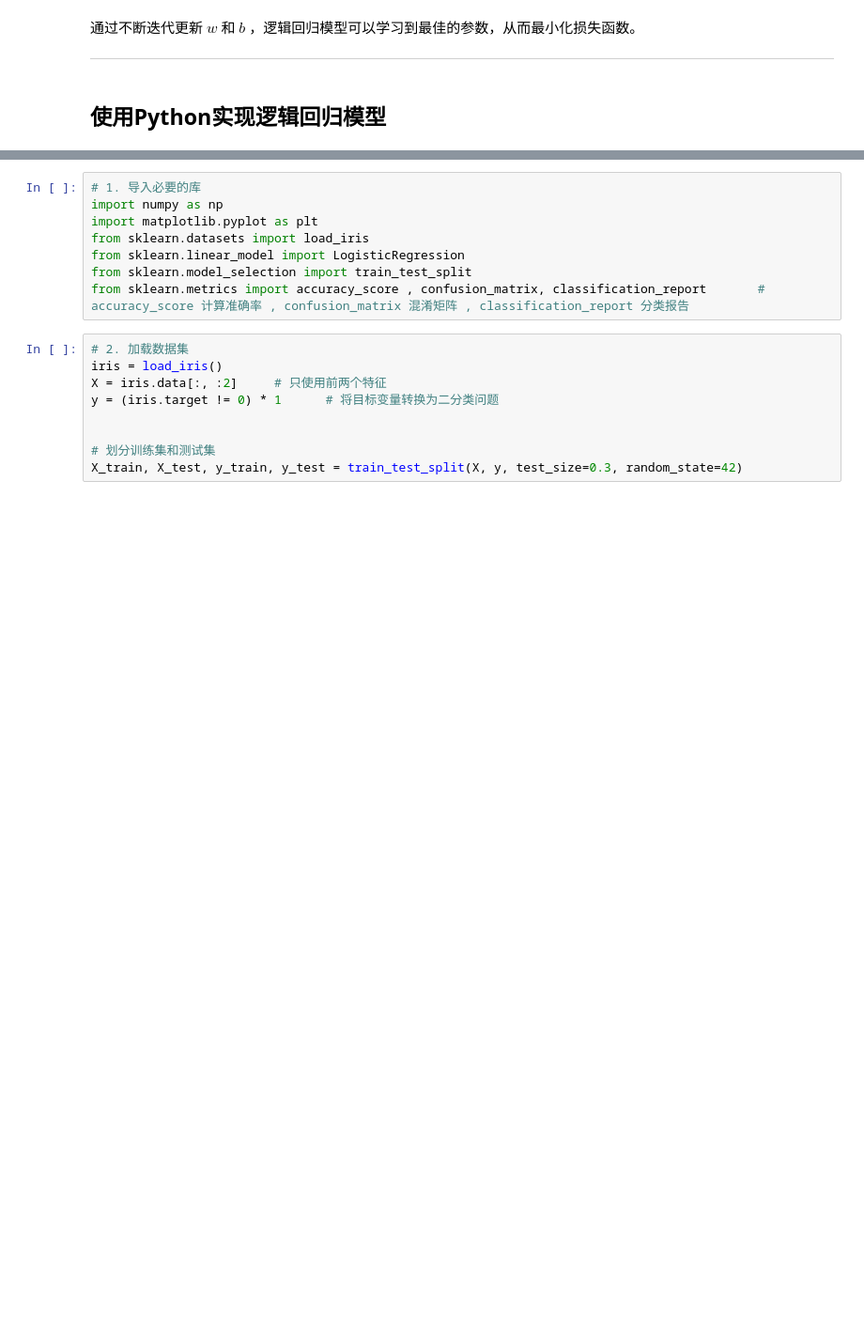
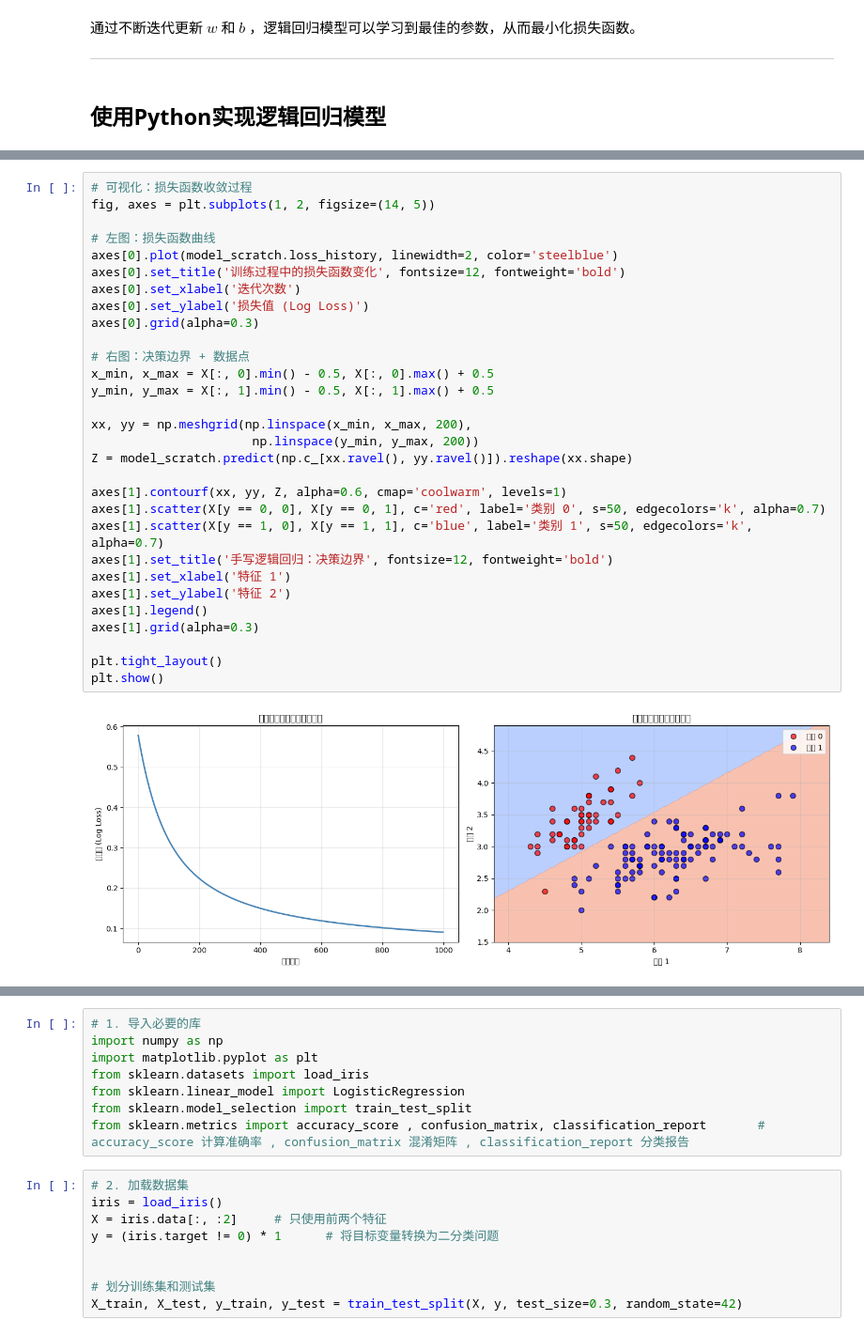
Before and after one commit to jinpeng900/AI-Learning, a Jupyter notebook: 3.机器学习/3.2 监督学习/4.逻辑回归.ipynb, the cells around one changed output, grey strips where cells are left out. Shown at 94% size. Cells and saved outputs as stored; diff of their text form; blank space fills up the shorter version.

```diff
--- a/3.机器学习/3.2 监督学习/4.逻辑回归.ipynb
+++ b/3.机器学习/3.2 监督学习/4.逻辑回归.ipynb
@@ -58,0 +237,32 @@ $$\frac{\partial J(w,b)}{\partial b} = \frac{1}{m}\sum_{i=1}^{m}(h_\theta(x^{(i)
+# %%
+# 可视化：损失函数收敛过程
+fig, axes = plt.subplots(1, 2, figsize=(14, 5))
+
+# 左图：损失函数曲线
+axes[0].plot(model_scratch.loss_history, linewidth=2, color='steelblue')
+axes[0].set_title('训练过程中的损失函数变化', fontsize=12, fontweight='bold')
+axes[0].set_xlabel('迭代次数')
+axes[0].set_ylabel('损失值 (Log Loss)')
+axes[0].grid(alpha=0.3)
+
+# 右图：决策边界 + 数据点
+x_min, x_max = X[:, 0].min() - 0.5, X[:, 0].max() + 0.5
+y_min, y_max = X[:, 1].min() - 0.5, X[:, 1].max() + 0.5
+
+xx, yy = np.meshgrid(np.linspace(x_min, x_max, 200),
+                      np.linspace(y_min, y_max, 200))
+Z = model_scratch.predict(np.c_[xx.ravel(), yy.ravel()]).reshape(xx.shape)
+
+axes[1].contourf(xx, yy, Z, alpha=0.6, cmap='coolwarm', levels=1)
+axes[1].scatter(X[y == 0, 0], X[y == 0, 1], c='red', label='类别 0', s=50, edgecolors='k', alpha=0.7)
+axes[1].scatter(X[y == 1, 0], X[y == 1, 1], c='blue', label='类别 1', s=50, edgecolors='k', alpha=0.7)
+axes[1].set_title('手写逻辑回归：决策边界', fontsize=12, fontweight='bold')
+axes[1].set_xlabel('特征 1')
+axes[1].set_ylabel('特征 2')
+axes[1].legend()
+axes[1].grid(alpha=0.3)
+
+plt.tight_layout()
+plt.show()
+# %% [output]
+[figure, added]
```
Also changed, not shown: parts of 9 cells of this notebook, 15 other files.
